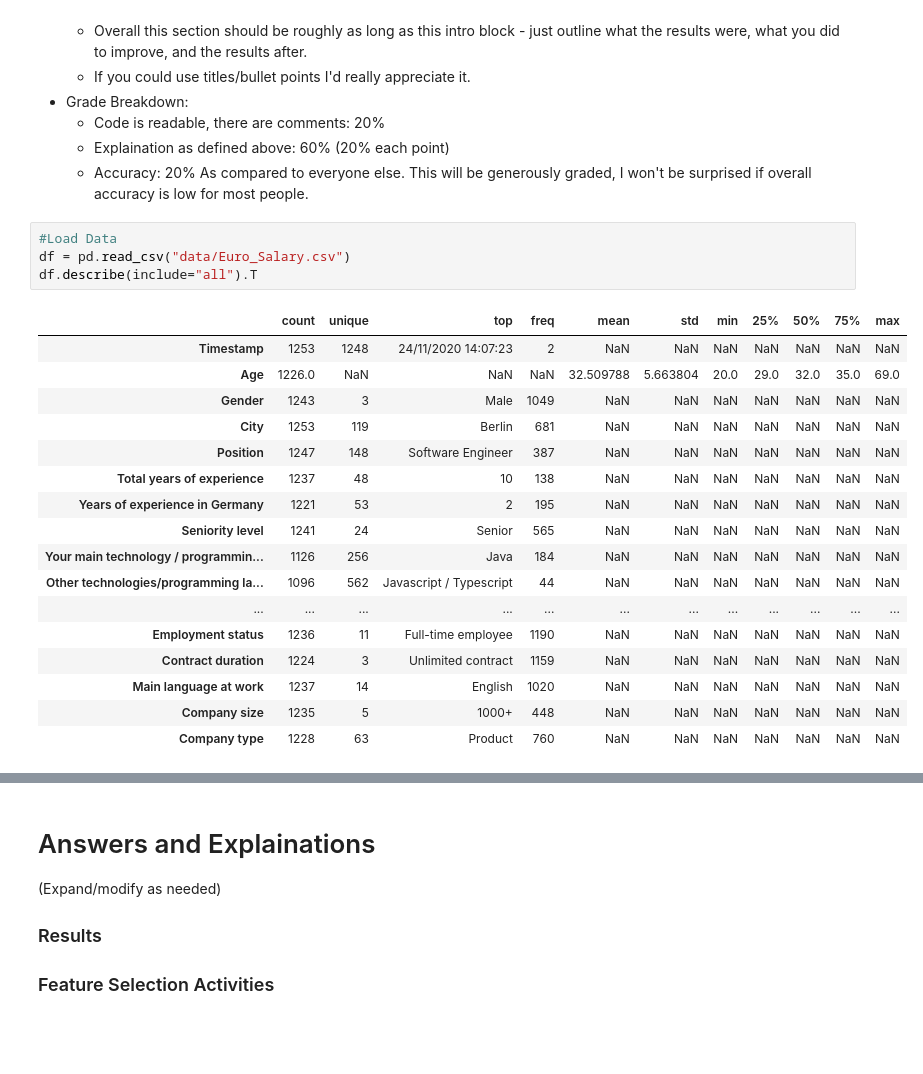
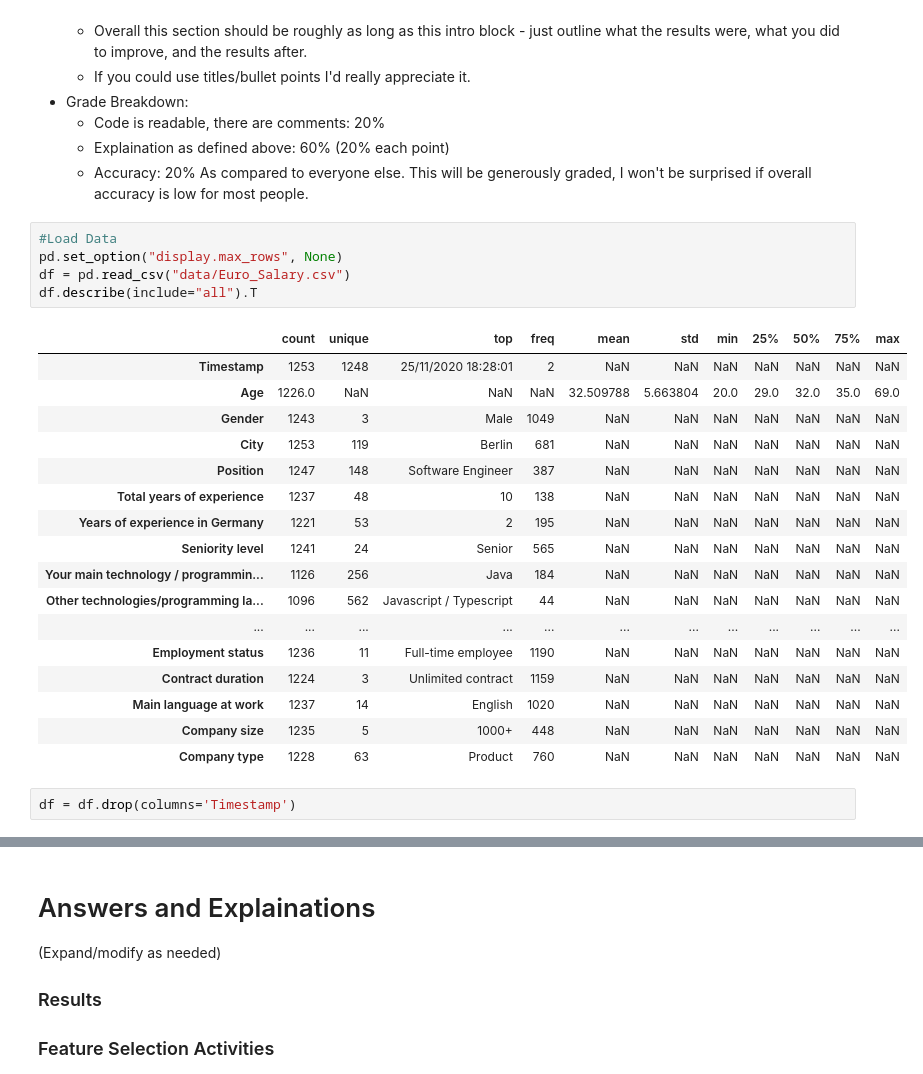
Before and after one commit to allyryry/3950_Asn2_Regression, a Jupyter notebook: assignment_2_start.ipynb, the cells around one changed output, grey strips where cells are left out. Drawn from its saved outputs; the diff is of its cells as text; blank space fills up the shorter version.

```diff
--- a/assignment_2_start.ipynb
+++ b/assignment_2_start.ipynb
@@ -54,11 +55,12 @@ You'll need to build code to produce the predictions. In particular, there's a f
 </ul>
 # %%
 #Load Data
+pd.set_option("display.max_rows", None)
 df = pd.read_csv("data/Euro_Salary.csv")
 df.describe(include="all").T
 # %% [output]
 |  | count | unique | top | freq | mean | std | min | 25% | 50% | 75% | max |
-| Timestamp | 1253 | 1248 | 24/11/2020 14:07:23 | 2 | NaN | NaN | NaN | NaN | NaN | NaN | NaN |
+| Timestamp | 1253 | 1248 | 25/11/2020 18:28:01 | 2 | NaN | NaN | NaN | NaN | NaN | NaN | NaN |
 | Age | 1226.0 | NaN | NaN | NaN | 32.509788 | 5.663804 | 20.0 | 29.0 | 32.0 | 35.0 | 69.0 |
 | Gender | 1243 | 3 | Male | 1049 | NaN | NaN | NaN | NaN | NaN | NaN | NaN |
 | City | 1253 | 119 | Berlin | 681 | NaN | NaN | NaN | NaN | NaN | NaN | NaN |
@@ -74,6 +76,8 @@ df.describe(include="all").T
 | Main language at work | 1237 | 14 | English | 1020 | NaN | NaN | NaN | NaN | NaN | NaN | NaN |
 | Company size | 1235 | 5 | 1000+ | 448 | NaN | NaN | NaN | NaN | NaN | NaN | NaN |
 | Company type | 1228 | 63 | Product | 760 | NaN | NaN | NaN | NaN | NaN | NaN | NaN |
+# %%
+df = df.drop(columns='Timestamp')
 # %%
 df.info()
 # %% [output]
```
Also changed, not shown: parts of 7 cells of this notebook.
